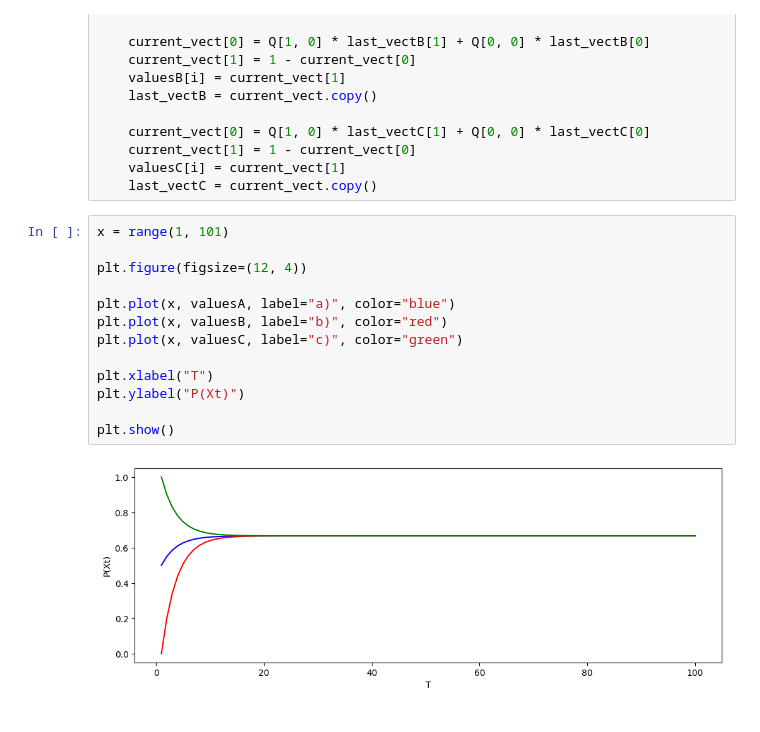
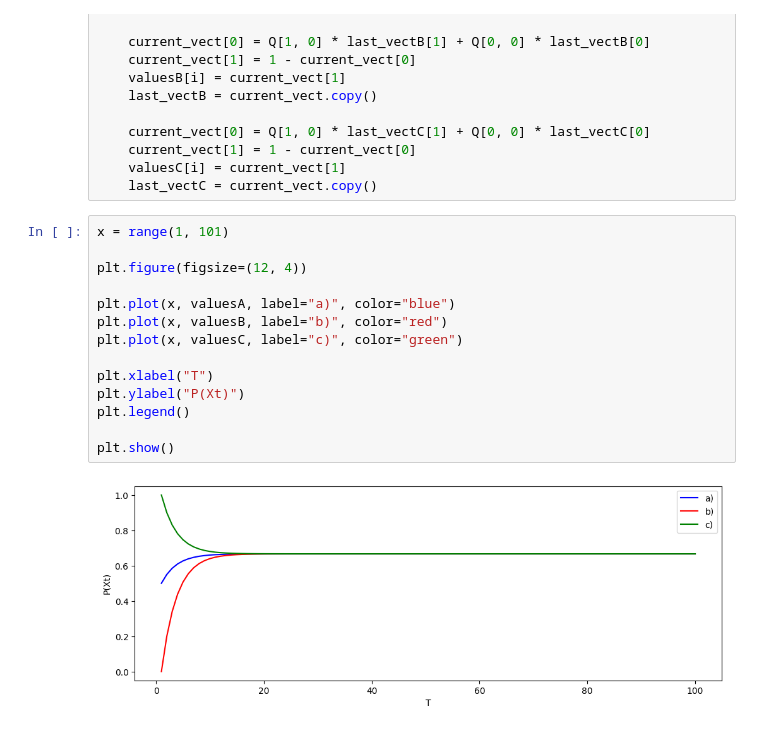
Before and after one commit to SenkerikL/pravdepodobnost-projekt, a Jupyter notebook: prav.ipynb, the cells around one changed output. Cells and saved outputs as stored; diff of their text form.

```diff
--- a/prav.ipynb
+++ b/prav.ipynb
@@ -35,15 +35,16 @@ for i in range(1,100):
 # %%
 x = range(1, 101)
 
 plt.figure(figsize=(12, 4))
 
 plt.plot(x, valuesA, label="a)", color="blue")
 plt.plot(x, valuesB, label="b)", color="red")
 plt.plot(x, valuesC, label="c)", color="green")
 
 plt.xlabel("T")
 plt.ylabel("P(Xt)")
+plt.legend()
 
 plt.show()
 # %% [output]
-[figure, old version]
+[figure, new version]
```
Also changed, not shown: parts of 2 cells of this notebook.
